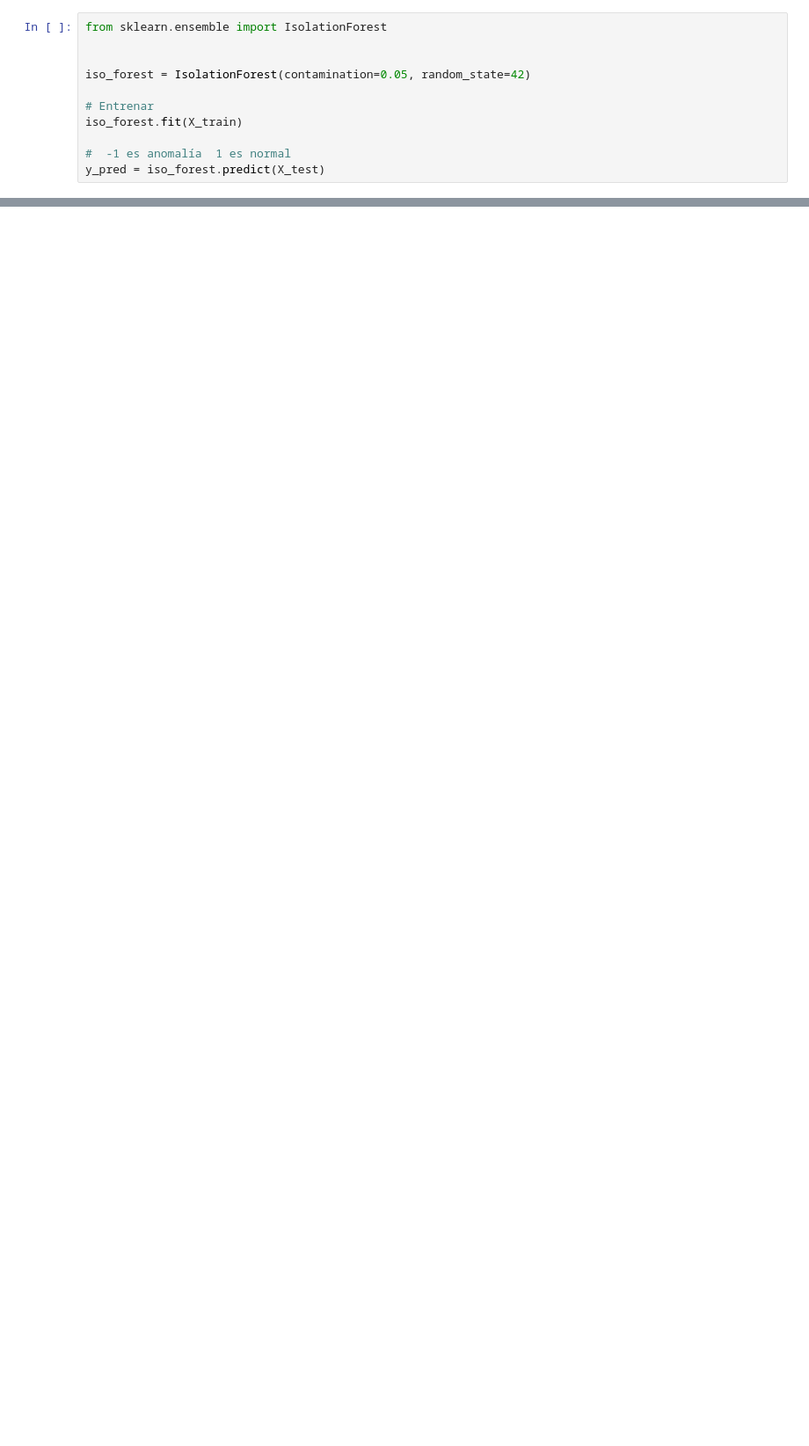
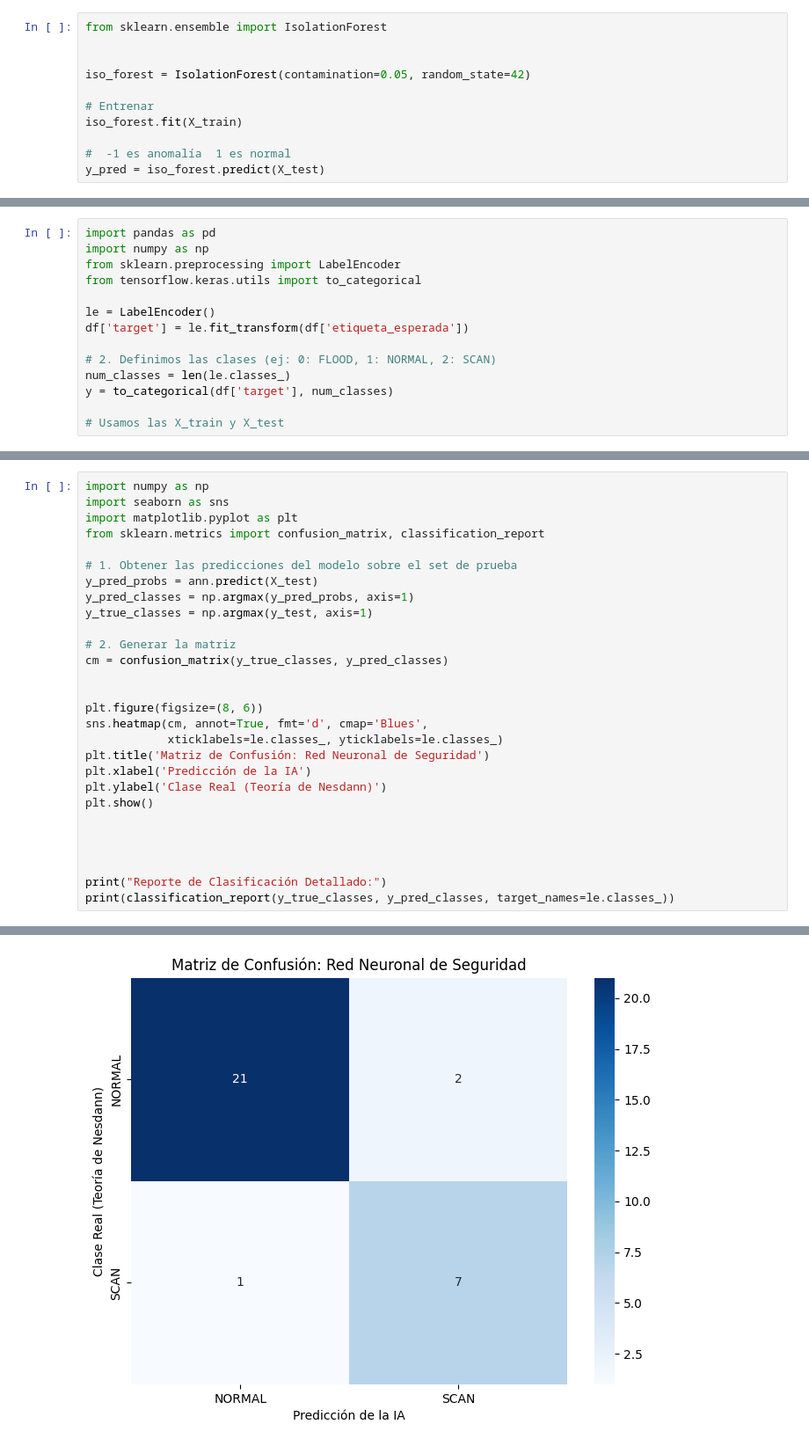
Before and after one commit to Nesdann/Detecci-n-de-anomal-as-en-el-rendimiento-de-redess, a Jupyter notebook: script/modelo.ipynb, the cells around one changed output, grey strips where cells are left out. Shown at 88% size. Cells and saved outputs as stored; diff of their text form; blank space fills up the shorter version.

```diff
--- a/script/modelo.ipynb
+++ b/script/modelo.ipynb
@@ -104,0 +250,14 @@ plt.show()
+# %%
+import pandas as pd
+import numpy as np
+from sklearn.preprocessing import LabelEncoder
+from tensorflow.keras.utils import to_categorical
+
+le = LabelEncoder()
+df['target'] = le.fit_transform(df['etiqueta_esperada'])
+
+# 2. Definimos las clases (ej: 0: FLOOD, 1: NORMAL, 2: SCAN)
+num_classes = len(le.classes_)
+y = to_categorical(df['target'], num_classes)
+
+# Usamos las X_train y X_test
@@ -104,0 +333,29 @@ plt.show()
+# %%
+import numpy as np
+import seaborn as sns
+import matplotlib.pyplot as plt
+from sklearn.metrics import confusion_matrix, classification_report
+
+# 1. Obtener las predicciones del modelo sobre el set de prueba
+y_pred_probs = ann.predict(X_test)
+y_pred_classes = np.argmax(y_pred_probs, axis=1)
+y_true_classes = np.argmax(y_test, axis=1)
+
+# 2. Generar la matriz
+cm = confusion_matrix(y_true_classes, y_pred_classes)
+
+
+plt.figure(figsize=(8, 6))
+sns.heatmap(cm, annot=True, fmt='d', cmap='Blues',
+            xticklabels=le.classes_, yticklabels=le.classes_)
+plt.title('Matriz de Confusión: Red Neuronal de Seguridad')
+plt.xlabel('Predicción de la IA')
+plt.ylabel('Clase Real (Teoría de Nesdann)')
+plt.show()
+
+
+
+
+print("Reporte de Clasificación Detallado:")
+print(classification_report(y_true_classes, y_pred_classes, target_names=le.classes_))
+# %% [output]
@@ -104,0 +363 @@ plt.show()
+[figure, added]
```
Also changed, not shown: parts of 13 cells of this notebook, 2 other files.
